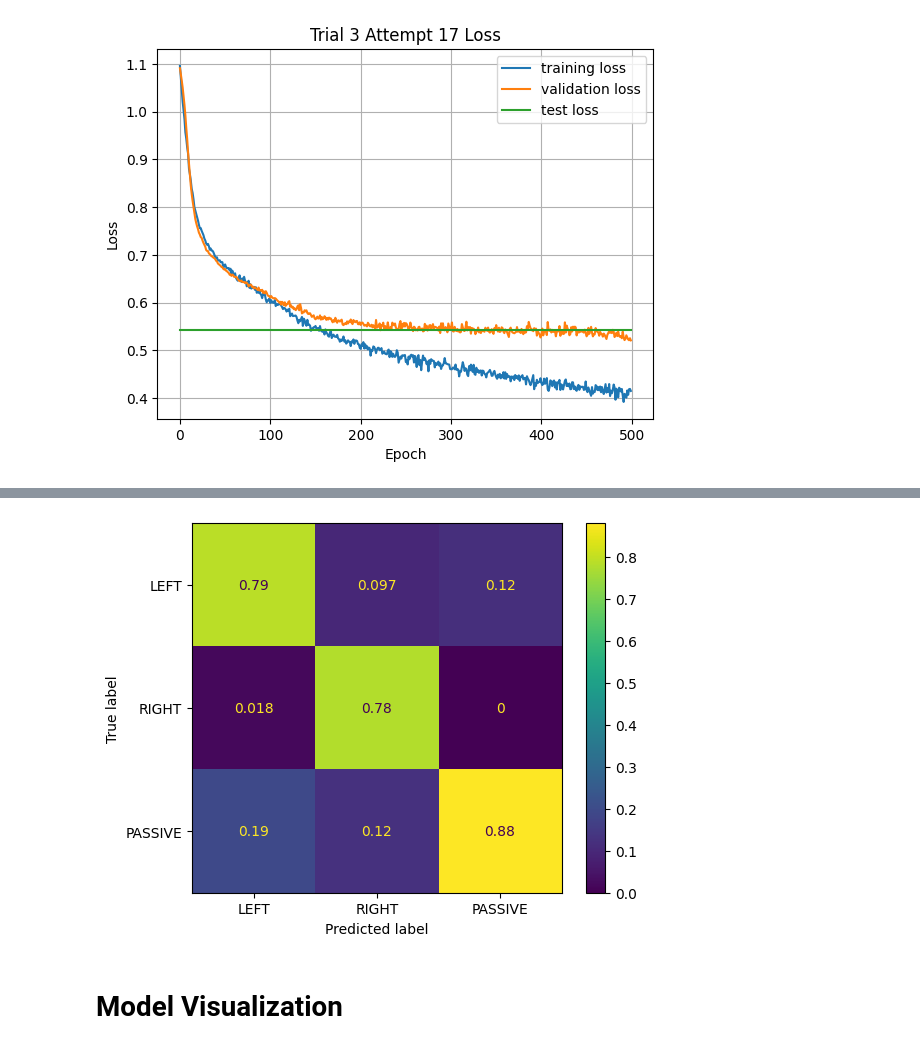
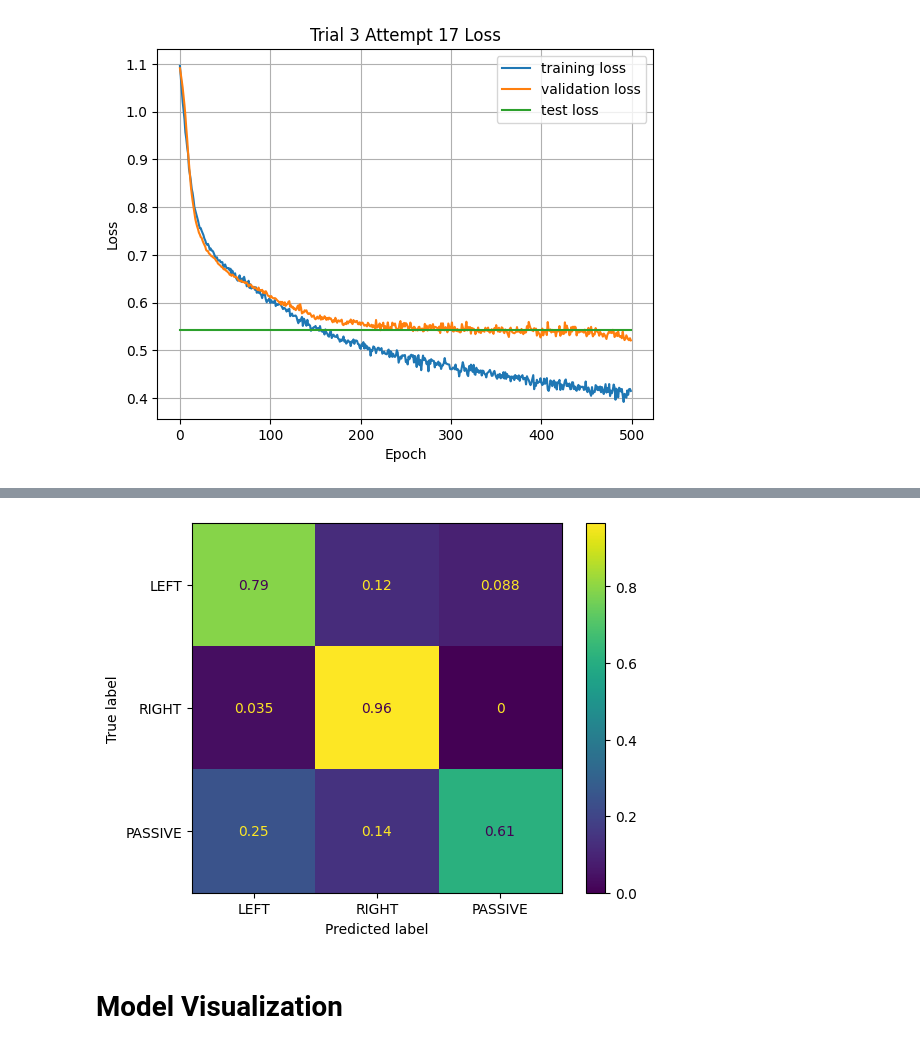
Before and after one commit to Riddy21/EEG_Model_Training, a Jupyter notebook: EEG_Binary_Classification_CNN-RNN_Trial-3.ipynb, the cells around one changed output, grey strips where cells are left out. Drawn from its saved outputs; the diff is of its cells as text; code cells hidden in the pictures.

```diff
--- a/EEG_Binary_Classification_CNN-RNN_Trial-3.ipynb
+++ b/EEG_Binary_Classification_CNN-RNN_Trial-3.ipynb
@@ -572,19 +572,19 @@ plt.savefig(accuracy_graph)
 # %%
 key_dict = {"LEFT":(1.0, 0.0, 0.0),
             "RIGHT":(0.0, 1.0, 0.0),
             "PASSIVE": (0.0, 0.0, 1.0)}
 
 y_pred = model.predict(X_test)
 y_pred = np.argmax(y_pred, axis=1)
 
 y_test = np.argmax(t_test, axis=1)
 
-cm = confusion_matrix(y_test, y_pred, normalize='pred')
+cm = confusion_matrix(y_test, y_pred, normalize='true')
 disp = ConfusionMatrixDisplay(confusion_matrix=cm, display_labels=key_dict.keys())
 plot = disp.plot()
-disp.figure_.savefig(conf_matrix)
+#disp.figure_.savefig(conf_matrix)
 # %% [output]
-[figure, old version]
+[figure, new version]
 # %%
 tf.keras.backend.clear_session()
 # %% [markdown]
```
Also changed, not shown: parts of 1 cell of this notebook, 10 other files.
